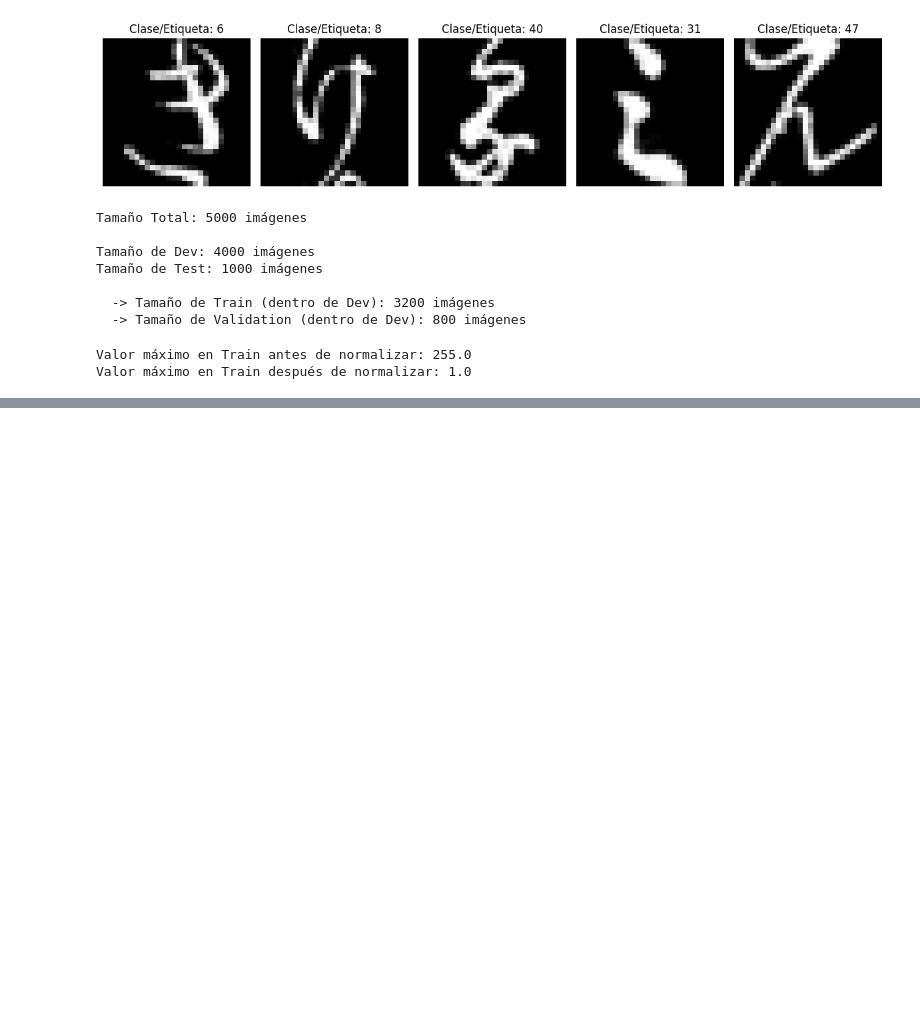
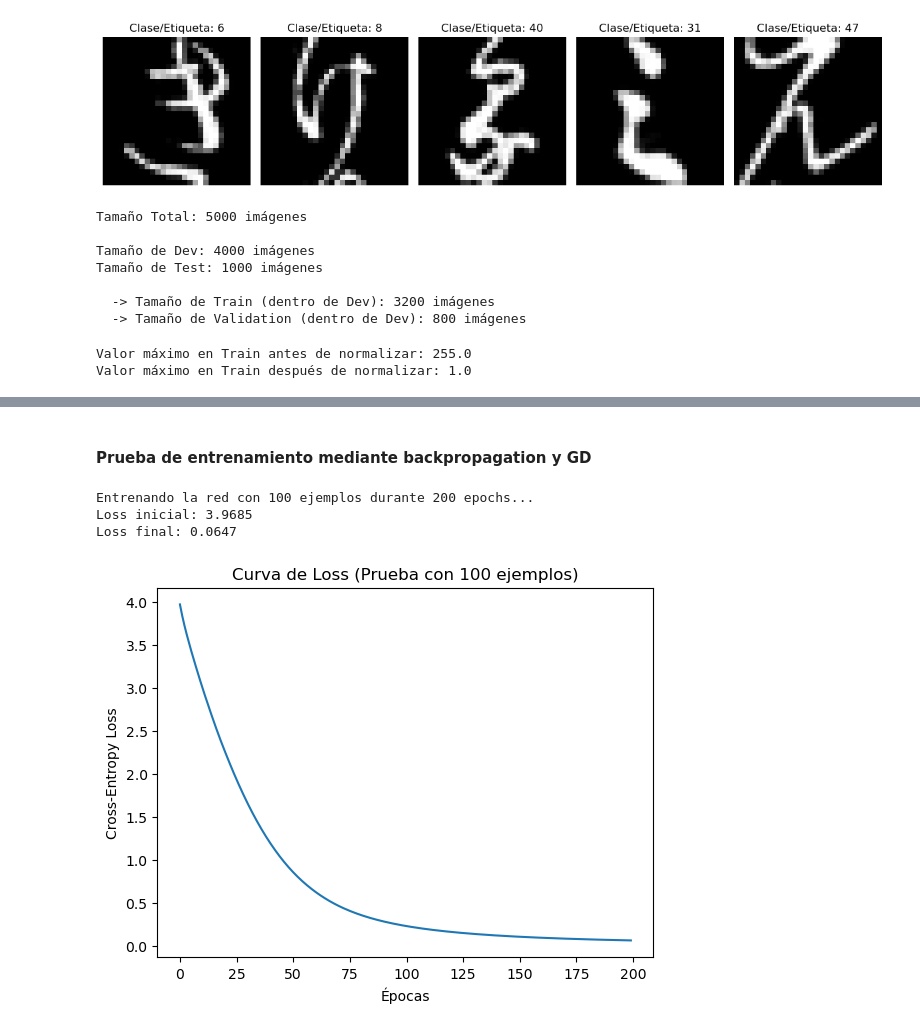
Before and after one commit to Santicar575/TP3_ML_Redes_Neuronales, a Jupyter notebook: notebooks/Entrega_TP3.ipynb, the cells around one changed output, grey strips where cells are left out. Drawn from its saved outputs; the diff is of its cells as text; code cells hidden in the pictures; blank space fills up the shorter version.

Commit message:
Implementación y Entrenamiento de una Red Neuronal Básica

```diff
--- a/notebooks/Entrega_TP3.ipynb
+++ b/notebooks/Entrega_TP3.ipynb
@@ -13,6 +18,7 @@ RANDOM_SEED = 1973
 # %%
 X_images = np . load ("../data/raw/X_images.npy")
 y_images = np . load ("../data/raw/y_images.npy")
+N = X_images.shape[0]
 
 fig, axes = plt.subplots(1, 5, figsize=(12, 4))
 
@@ -81,0 +92,8 @@ Valor máximo en Train después de normalizar: 1.0
+# %%
+n_layers = 2
+# Lista con la cantidad de nodos por capa: [Entrada, Oculta 1, Salida]
+nodes_per_layer = [784, 128, 49]
+# Instanciamos la red neuronal
+red_prueba = MLP(n_layers=n_layers, nodes_per_layer=nodes_per_layer, random_seed=42)
+# Imprimimos la información para ver cómo quedó construida
+red_prueba.print_info()
@@ -81,0 +118,30 @@ Valor máximo en Train después de normalizar: 1.0
+# %% [markdown]
+#### Prueba de entrenamiento mediante backpropagation y GD
+# %%
+# Tomo una muestra chica
+X_small = X_train[:100].T
+y_small_labels = y_train[:100]
+
+# 2. Convierto y a One-Hot Encoding: shape (49 clases, 100 ejemplos)
+y_small = np.zeros((49, 100))
+for i in range(100):
+    y_small[int(y_small_labels[i]), i] = 1
+
+# Entreno la red de prueba anterior
+print("Entrenando la red con 100 ejemplos durante 200 epochs...")
+loss_history = red_prueba.fit(X_small, y_small, learning_rate=0.1, epochs=200)
+
+print(f"Loss inicial: {loss_history[0]:.4f}")
+print(f"Loss final: {loss_history[-1]:.4f}")
+
+# Grafico la learning curve
+plt.plot(loss_history)
+plt.title("Curva de Loss (Prueba con 100 ejemplos)")
+plt.xlabel("Épocas")
+plt.ylabel("Cross-Entropy Loss")
+plt.show()
+# %% [output]
+Entrenando la red con 100 ejemplos durante 200 epochs...
+Loss inicial: 3.9685
+Loss final: 0.0647
+[figure, added]
```
Also changed, not shown: parts of 10 cells of this notebook, 2 other files.
